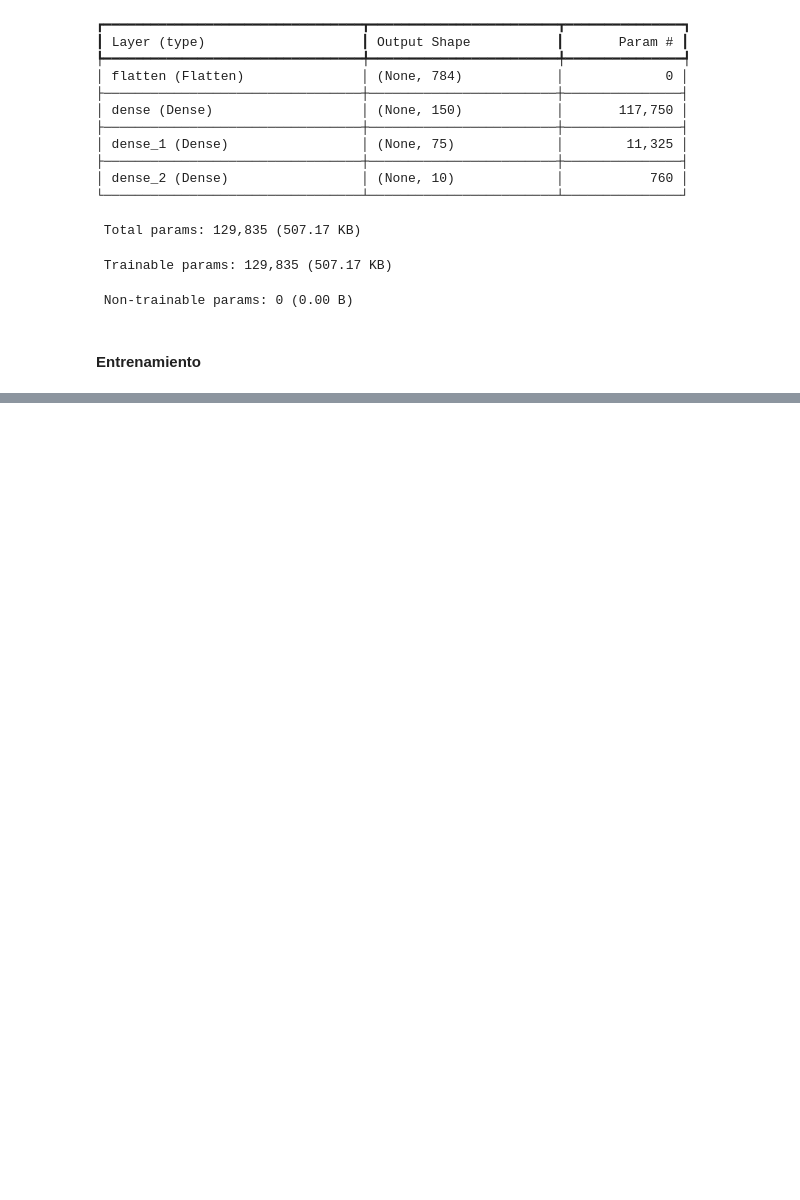
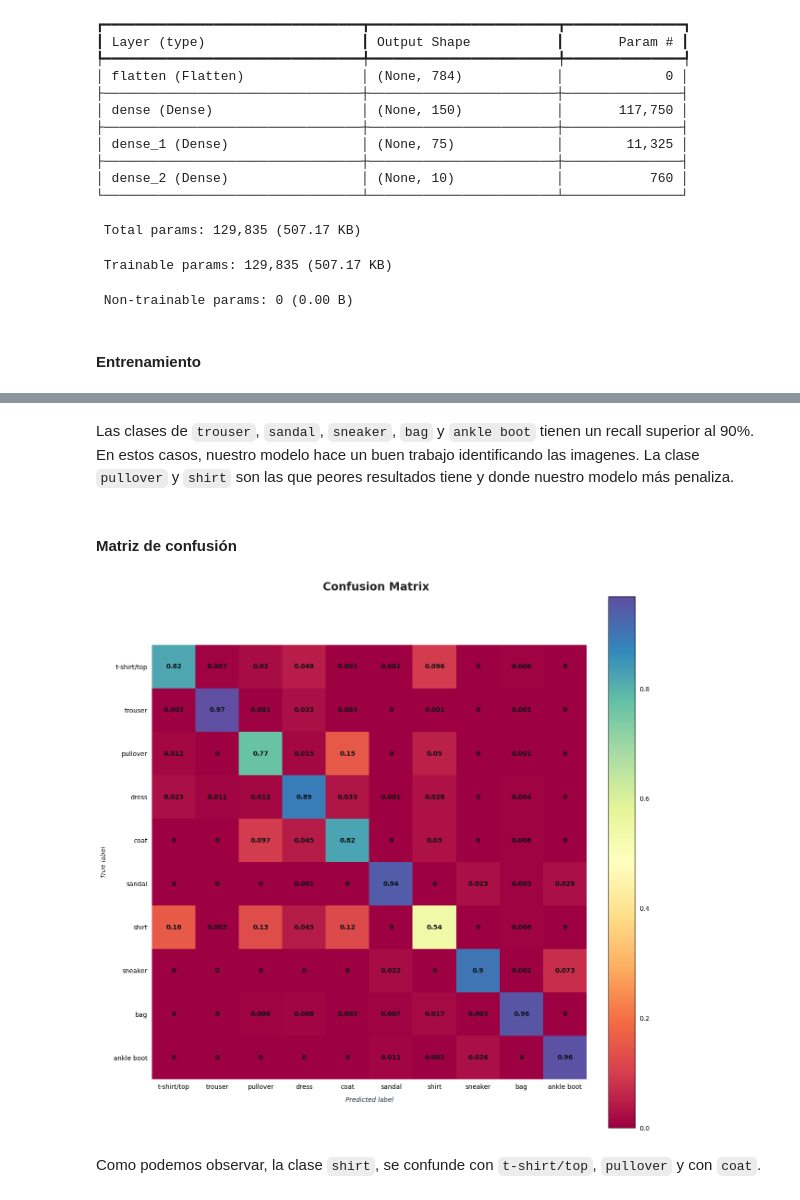
Before and after one commit to aaerror/ONLINE_DS_THEBRIDGE_AAC, a Jupyter notebook: deep_learning/sprint_15/keras/keras.ipynb, the cells around one changed output, grey strips where cells are left out. Cells and saved outputs as stored; diff of their text form; code cells hidden in the pictures; blank space fills up the shorter version.

```diff
--- a/deep_learning/sprint_15/keras/keras.ipynb
+++ b/deep_learning/sprint_15/keras/keras.ipynb
@@ -409,0 +482,3 @@ Ejemplo del grafico de predicción más nivel de confianza:
+# %%
+predicts = model.predict(test_images)
+predicts
@@ -409,0 +538,32 @@ Ejemplo del grafico de predicción más nivel de confianza:
+# %% [markdown]
+Las clases de `trouser`, `sandal`, `sneaker`, `bag` y `ankle boot` tienen un recall superior al 90%. En estos casos, nuestro modelo hace un buen trabajo identificando las imagenes. La clase `pullover` y `shirt` son las que peores resultados tiene y donde nuestro modelo más penaliza.
+# %% [markdown]
+#### Matriz de confusión
+# %%
+fig, ax = plt.subplots(figsize=(12, 12))
+fig.suptitle("Confusion Matrix", color="#262626")
+
+ConfusionMatrixDisplay.from_predictions(
+	test_labels,
+	[np.argmax(prediction) for prediction in predicts],
+	normalize="true",
+	cmap="Spectral",
+	text_kw={
+		"color": "#0B1215",
+		"weight": "bold"
+	},
+	ax=ax
+)
+
+ax.set_xlabel("Predicted label", fontstyle="italic")
+ax.set_xticks(ticks=range(0,10), labels=classes)
+
+ax.set_ylabel("True label", fontstyle="italic")
+ax.set_yticks(ticks=range(0,10), labels=classes)
+
+ax.spines[["left", "bottom"]].set_visible(False)
+plt.show()
+# %% [output]
+[figure, added]
+# %% [markdown]
+Como podemos observar, la clase `shirt`, se confunde con `t-shirt/top`, `pullover` y con `coat`.
```
Also changed, not shown: parts of 15 cells of this notebook.
